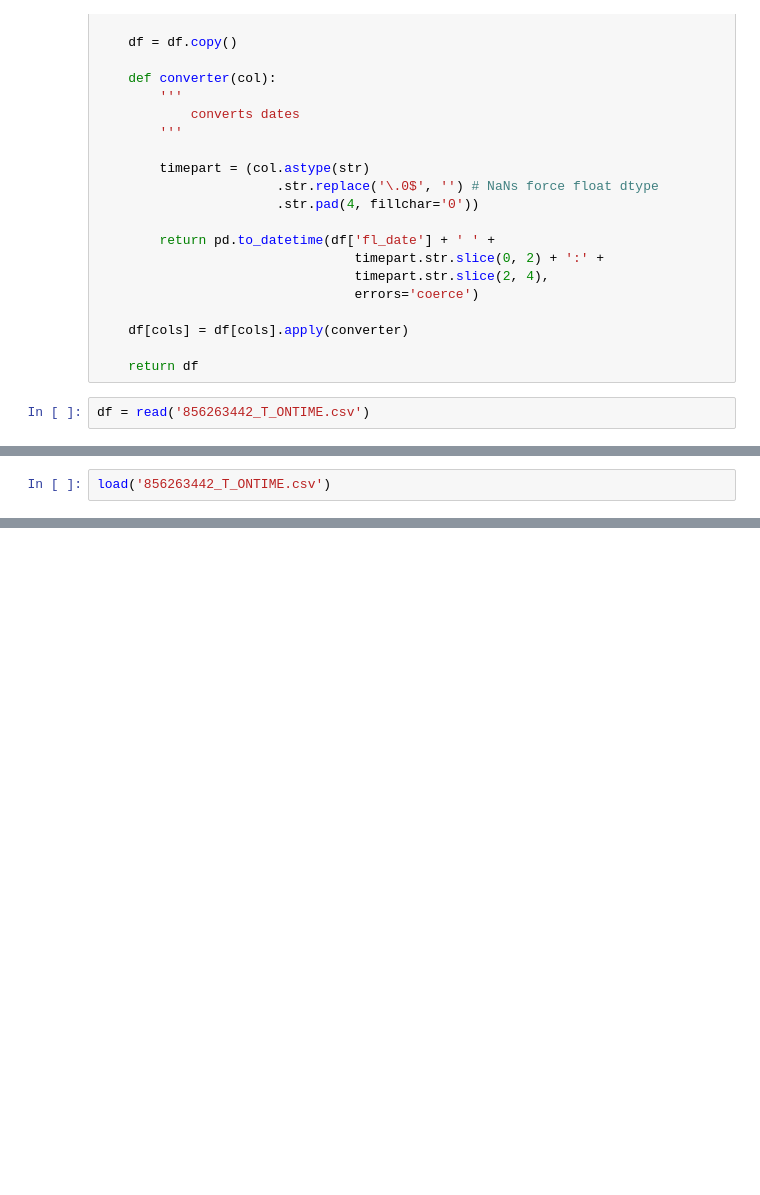
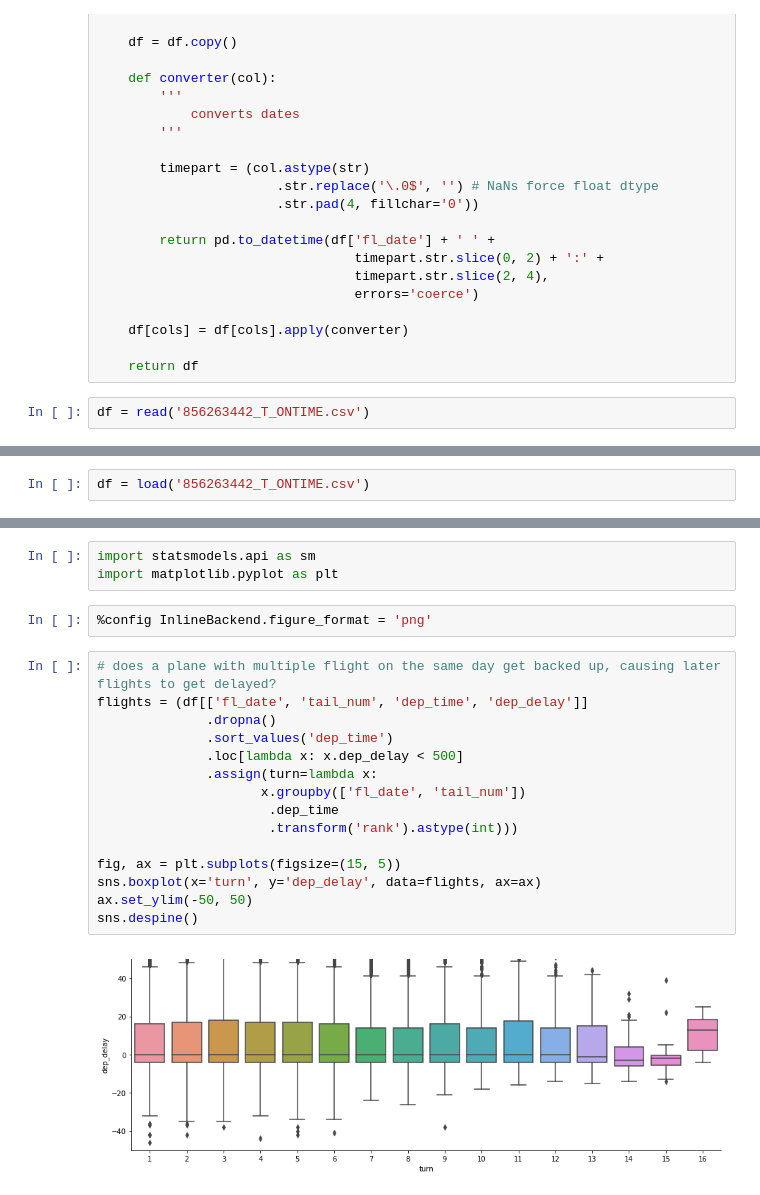
Before and after one commit to gr4vytr0n/pandas_, a Jupyter notebook: modern/part2.ipynb, the cells around one changed output, grey strips where cells are left out. Drawn from its saved outputs; the diff is of its cells as text; blank space fills up the shorter version.

```diff
--- a/modern/part2.ipynb
+++ b/modern/part2.ipynb
@@ -109,4 +115,4 @@ def load(fp):
     df = pd.read_csv(fp, index_col=0, parse_dates=True)
     return df
 # %%
-load('856263442_T_ONTIME.csv')
+df = load('856263442_T_ONTIME.csv')
@@ -153,0 +119,22 @@ ERROR:root:load(471949, 36)
+# %%
+import statsmodels.api as sm
+import matplotlib.pyplot as plt
+# %%
+%config InlineBackend.figure_format = 'png'
+# %%
+# does a plane with multiple flight on the same day get backed up, causing later flights to get delayed?
+flights = (df[['fl_date', 'tail_num', 'dep_time', 'dep_delay']]
+              .dropna()
+              .sort_values('dep_time')
+              .loc[lambda x: x.dep_delay < 500]
+              .assign(turn=lambda x:
+                     x.groupby(['fl_date', 'tail_num'])
+                      .dep_time
+                      .transform('rank').astype(int)))
+
+fig, ax = plt.subplots(figsize=(15, 5))
+sns.boxplot(x='turn', y='dep_delay', data=flights, ax=ax)
+ax.set_ylim(-50, 50)
+sns.despine()
+# %% [output]
+[figure, added]
```
Also changed, not shown: parts of 7 cells of this notebook.
